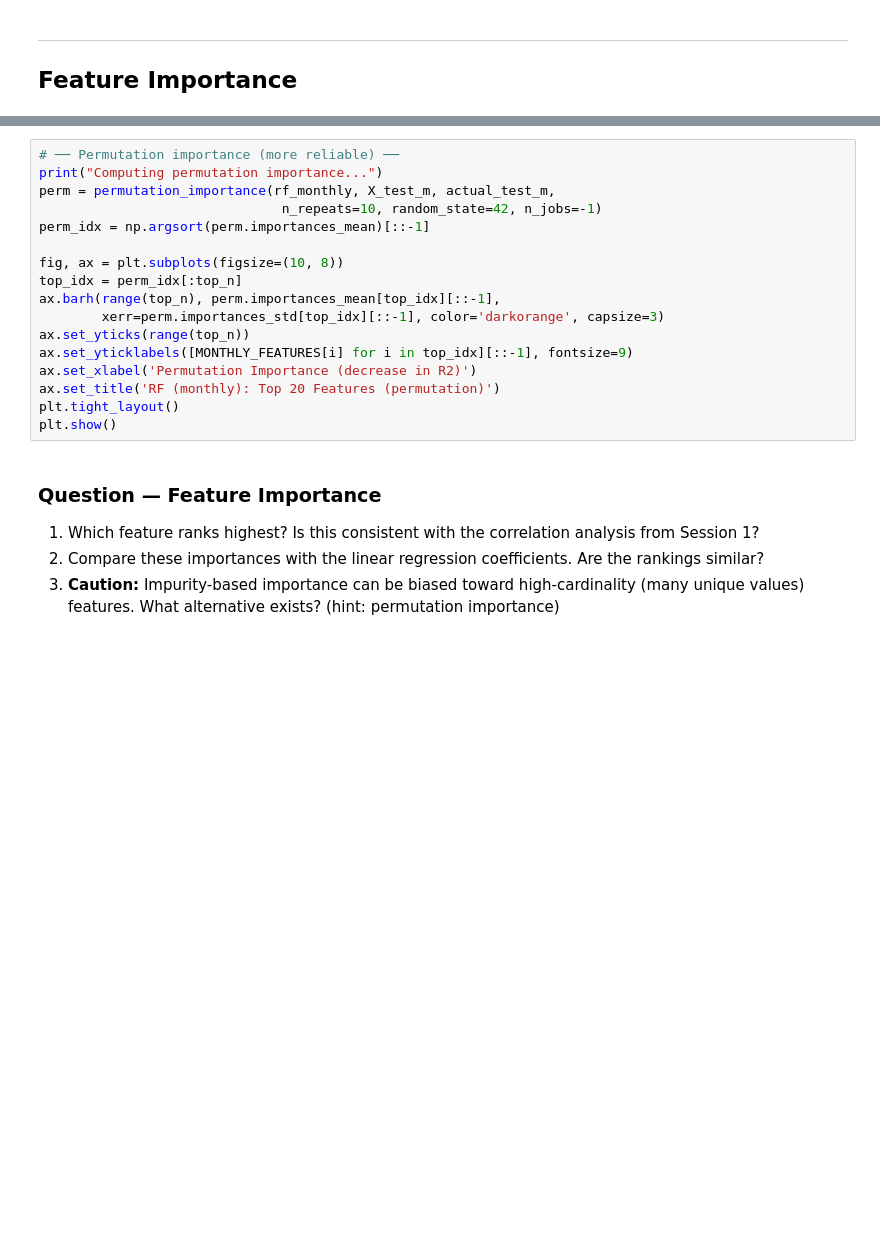
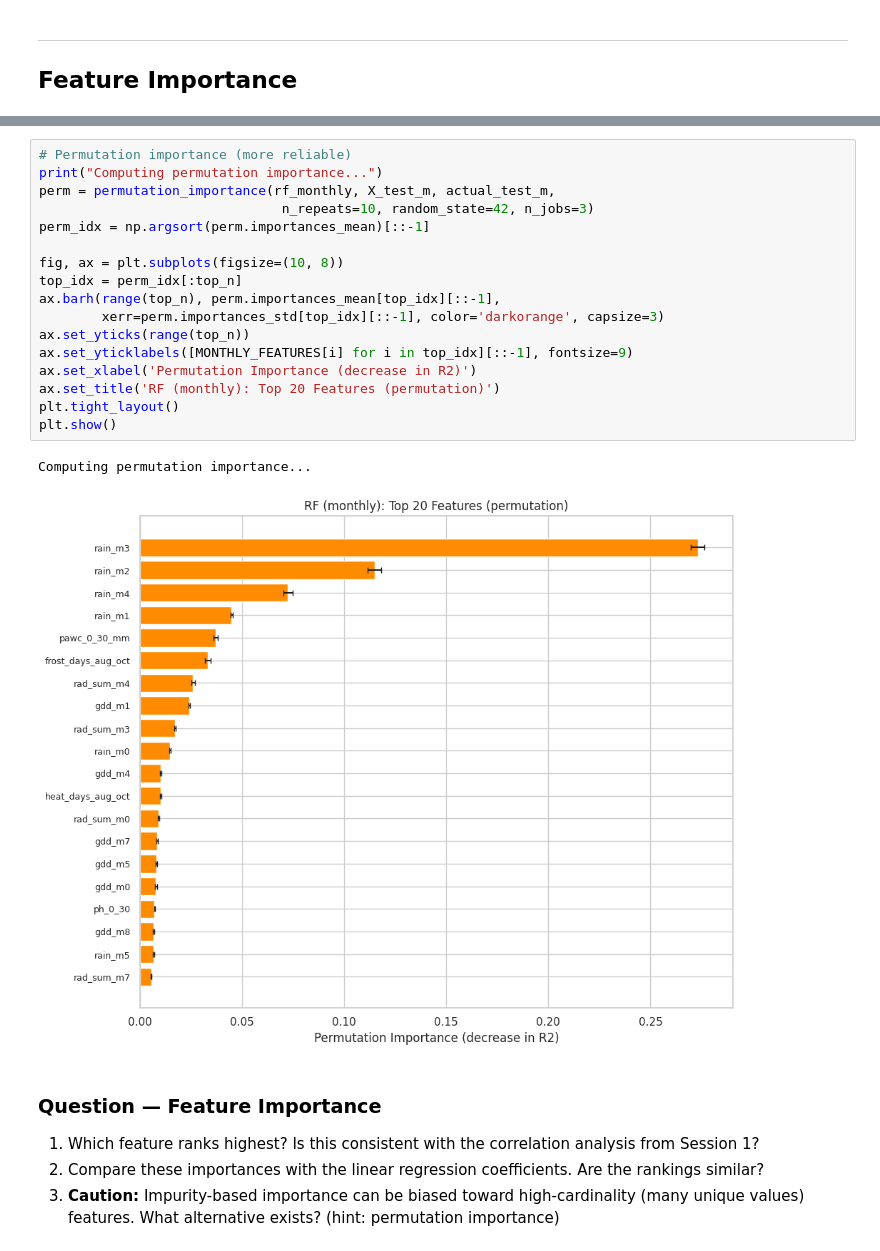
Before and after one commit to kellytrinh143/UNDP_ML_training, a Jupyter notebook: Session2_RandomForest.ipynb, the cells around one changed output, grey strips where cells are left out. Saved outputs shown, nothing was run; the diff lists cells and outputs as text; blank space fills up the shorter version.

```diff
--- a/Session2_RandomForest.ipynb
+++ b/Session2_RandomForest.ipynb
@@ -487,22 +487,25 @@ plt.show()
 # %% [output]
 [figure]
 # %%
-# ── Permutation importance (more reliable) ──
+# Permutation importance (more reliable)
 print("Computing permutation importance...")
 perm = permutation_importance(rf_monthly, X_test_m, actual_test_m,
-                               n_repeats=10, random_state=42, n_jobs=-1)
+                               n_repeats=10, random_state=42, n_jobs=3)
 perm_idx = np.argsort(perm.importances_mean)[::-1]
 
 fig, ax = plt.subplots(figsize=(10, 8))
 top_idx = perm_idx[:top_n]
 ax.barh(range(top_n), perm.importances_mean[top_idx][::-1],
         xerr=perm.importances_std[top_idx][::-1], color='darkorange', capsize=3)
 ax.set_yticks(range(top_n))
 ax.set_yticklabels([MONTHLY_FEATURES[i] for i in top_idx][::-1], fontsize=9)
 ax.set_xlabel('Permutation Importance (decrease in R2)')
 ax.set_title('RF (monthly): Top 20 Features (permutation)')
 plt.tight_layout()
 plt.show()
+# %% [output]
+Computing permutation importance...
+[figure, added]
 # %% [markdown]
 ###  Question — Feature Importance
 1. Which feature ranks highest? Is this consistent with the correlation analysis from Session 1?
```
Also changed, not shown: parts of 11 cells of this notebook.
